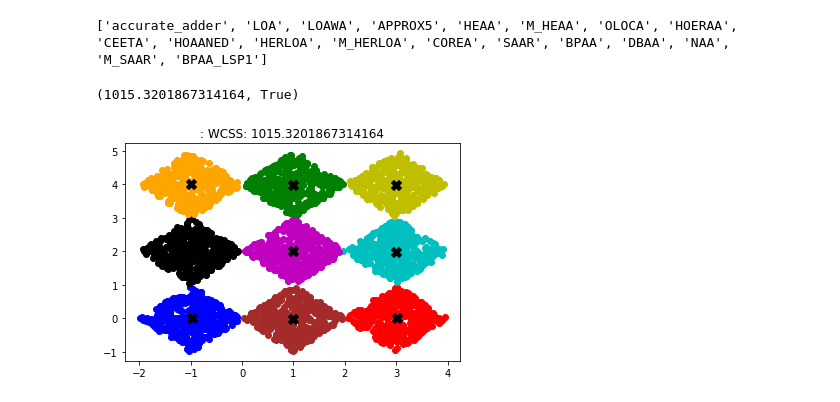
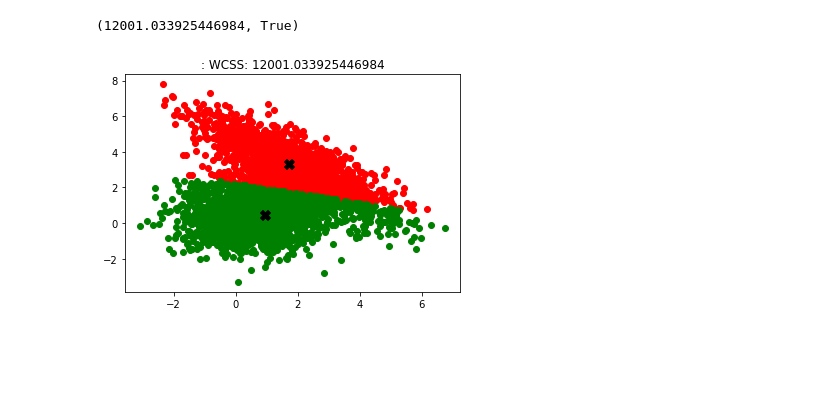
Before and after one commit to SyedZaheen/clustering-with-approx-computing, a Jupyter notebook: clustering_results.ipynb, the cells around one changed output. Drawn from its saved outputs; the diff is of its cells as text; code cells hidden in the pictures; blank space fills up the shorter version.

Commit message:
Add LDCA adder and update related functions; refactor error reporting and plotting logic

```diff
--- a/clustering_results.ipynb
+++ b/clustering_results.ipynb
@@ -13,7 +13,7 @@ def test_clustering(
     approximate_adder_name,
     n_clusters,
     bit_configuration = (32, 8),
-    initialisation_random_state = 26,
+    initialisation_random_state = 42,
     maximum_iterations = 20,
     plot_clusters = False
 ):
@@ -36,10 +36,9 @@ def test_clustering(
         plot_clustering(dataset, clusters, centroids)
 
     return WCSS, converged
-# %% [output]
-['accurate_adder', 'LOA', 'LOAWA', 'APPROX5', 'HEAA', 'M_HEAA', 'OLOCA', 'HOERAA', 'CEETA', 'HOAANED', 'HERLOA', 'M_HERLOA', 'COREA', 'SAAR', 'BPAA', 'DBAA', 'NAA', 'M_SAAR', 'BPAA_LSP1']
-# %%
-test_clustering('diamond9', 'KMeans++_with_adder_mod', 'BPAA_LSP1', 9, bit_configuration=(16,5), plot_clusters=True)
-# %% [output]
-(1015.3201867314164, True)
-[figure, removed]
+# %%
+test_clustering('engytime', 'KMeans++_with_adder_mod', 'accurate_adder', 2, bit_configuration=(16,5),initialisation_random_state=42, plot_clusters=True)
+test_clustering('engytime', 'KMeans++_with_adder_mod', 'BPAA2_LSP1', 2, bit_configuration=(16,5),initialisation_random_state=42, plot_clusters=True)
+# %% [output]
+(12001.033925446984, True)
+[figure, added]
```
Also changed, not shown: parts of 4 cells of this notebook, 10 other files.
